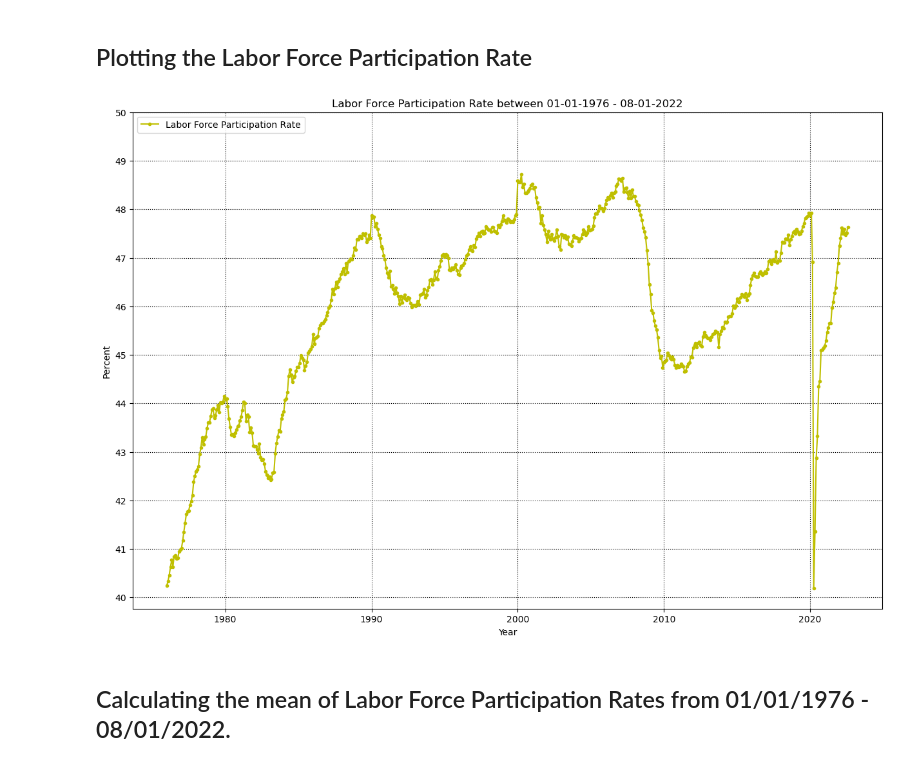
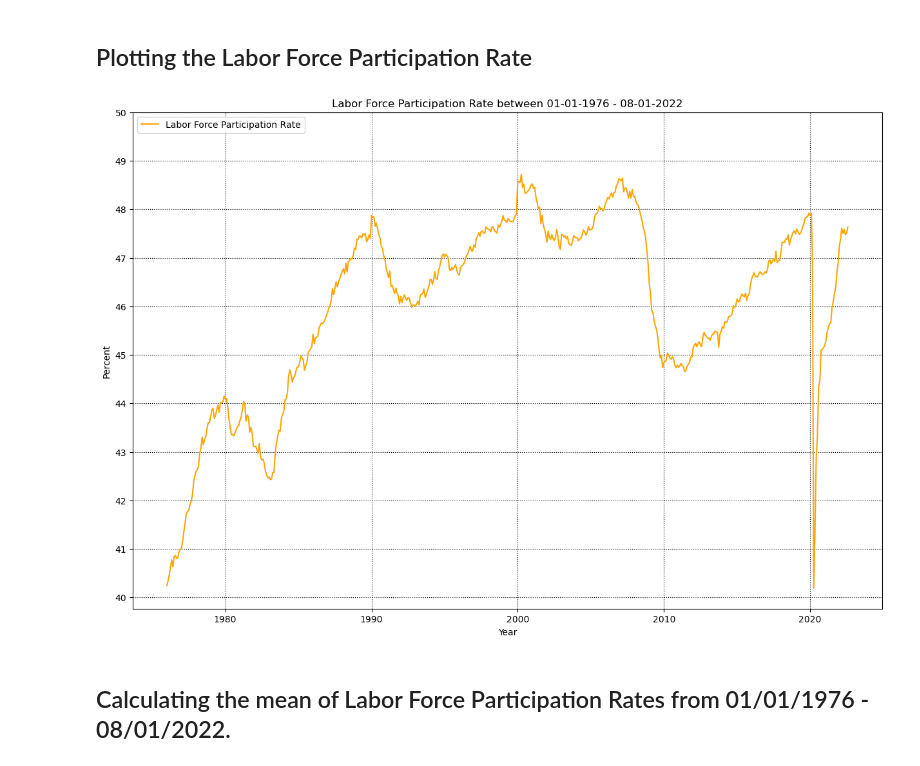
Before and after one commit to boggs2louky/EAP, a Jupyter notebook: National Unemployment and Labor Force Participation 1976-2022.ipynb, the cells around one changed output. Cells and saved outputs as stored; diff of their text form; code cells hidden in the pictures.

```diff
--- a/National Unemployment and Labor Force Participation 1976-2022.ipynb
+++ b/National Unemployment and Labor Force Participation 1976-2022.ipynb
@@ -266,20 +264,20 @@ Econdata
 # %%
 # Plot of Labor Force Participation Rate between the years of 01-01-1976 - 08-01-2022.
 plt.figure(figsize=(15,10))
 
-plt.plot(Econdata.DATE, Econdata.LBFRCPRT, 'y.-', label='Labor Force Participation Rate')
+plt.plot(Econdata.DATE, Econdata.LBFRCPRT, 'orange', label='Labor Force Participation Rate')
 
 
 plt.title('Labor Force Participation Rate between 01-01-1976 - 08-01-2022')
 plt.ylabel('Percent')
 plt.xlabel('Year')
 plt.yticks([40, 41, 42, 43, 44, 45, 46, 47, 48, 49, 50])
 plt.grid(True, color='k', linestyle=':')
 plt.legend(loc=2)
 
 plt.show()
 # %% [output]
-[figure, old version]
+[figure, new version]
 # %% [markdown]
 ## Calculating the mean of Labor Force Participation Rates from 01/01/1976 - 08/01/2022.
 # %%
```
Also changed, not shown: parts of 5 cells of this notebook.
